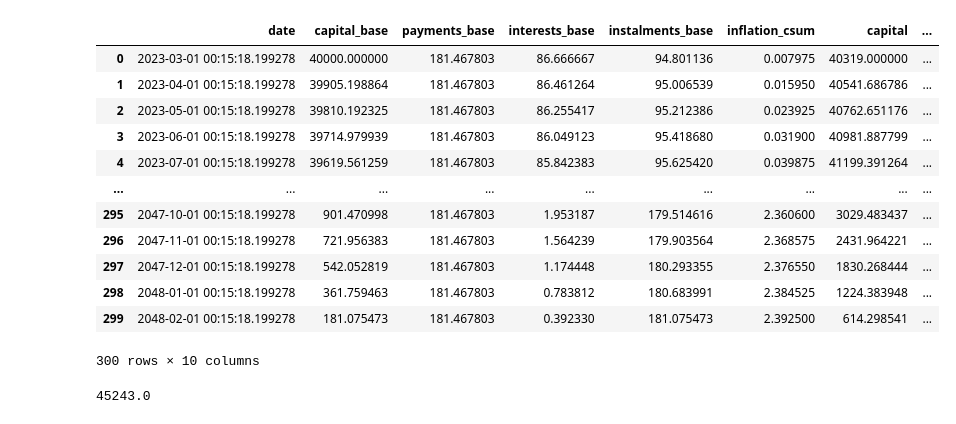
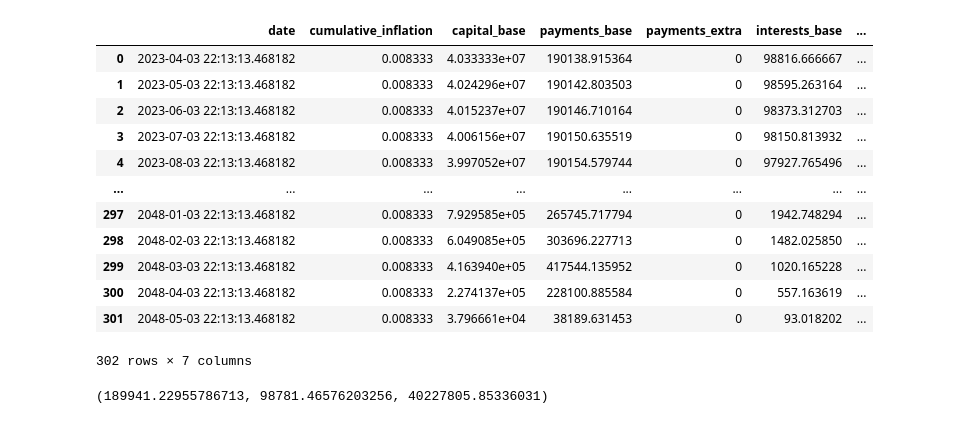
Before and after one commit to Dammi87/ibudarlan, a Jupyter notebook: dev.ipynb, the cells around one changed output. Cells and saved outputs as stored; diff of their text form; code cells hidden in the pictures.

```diff
--- a/dev.ipynb
+++ b/dev.ipynb
@@ -1,32 +1,57 @@
 # %%
 import datetime
 from calculator import LoanContext
 from calculator.rates import InterestContext, InflationContext
 from calculator.loans.downpayments import DownPayments
 from calculator.loans.indexedloan import IndexBasedLoan
 
-lcontext = LoanContext(40000, datetime.datetime.now(), 25)
-icontext = InterestContext(2.6)
-fcontext = InflationContext(9.57)
+lcontext = LoanContext(40000000, datetime.datetime.now(), 25)
+icontext = InterestContext(2.94)
+fcontext = InflationContext(10)
 dpayments = DownPayments(lcontext, icontext)
 a = IndexBasedLoan(dpayments, fcontext)
-a.calculate()
+a.df['payments_base'] += 130
 a.df
 # %% [output]
-|  | date | capital_base | payments_base | interests_base | instalments_base | inflation_csum | capital | ... |
-| 0 | 2023-03-01 00:15:18.199278 | 40000.000000 | 181.467803 | 86.666667 | 94.801136 | 0.007975 | 40319.000000 | ... |
-| 1 | 2023-04-01 00:15:18.199278 | 39905.198864 | 181.467803 | 86.461264 | 95.006539 | 0.015950 | 40541.686786 | ... |
-| 2 | 2023-05-01 00:15:18.199278 | 39810.192325 | 181.467803 | 86.255417 | 95.212386 | 0.023925 | 40762.651176 | ... |
-| 3 | 2023-06-01 00:15:18.199278 | 39714.979939 | 181.467803 | 86.049123 | 95.418680 | 0.031900 | 40981.887799 | ... |
-| 4 | 2023-07-01 00:15:18.199278 | 39619.561259 | 181.467803 | 85.842383 | 95.625420 | 0.039875 | 41199.391264 | ... |
-| ... | ... | ... | ... | ... | ... | ... | ... | ... |
-| 295 | 2047-10-01 00:15:18.199278 | 901.470998 | 181.467803 | 1.953187 | 179.514616 | 2.360600 | 3029.483437 | ... |
-| 296 | 2047-11-01 00:15:18.199278 | 721.956383 | 181.467803 | 1.564239 | 179.903564 | 2.368575 | 2431.964221 | ... |
-| 297 | 2047-12-01 00:15:18.199278 | 542.052819 | 181.467803 | 1.174448 | 180.293355 | 2.376550 | 1830.268444 | ... |
-| 298 | 2048-01-01 00:15:18.199278 | 361.759463 | 181.467803 | 0.783812 | 180.683991 | 2.384525 | 1224.383948 | ... |
-| 299 | 2048-02-01 00:15:18.199278 | 181.075473 | 181.467803 | 0.392330 | 181.075473 | 2.392500 | 614.298541 | ... |
+|  | date | cumulative_inflation | capital_base | payments_base | payments_extra | interests_base | ... |
+| 0 | 2023-04-03 22:13:13.468182 | 0.008333 | 4.033333e+07 | 190138.915364 | 0 | 98816.666667 | ... |
+| 1 | 2023-05-03 22:13:13.468182 | 0.008333 | 4.024296e+07 | 190142.803503 | 0 | 98595.263164 | ... |
+| 2 | 2023-06-03 22:13:13.468182 | 0.008333 | 4.015237e+07 | 190146.710164 | 0 | 98373.312703 | ... |
+| 3 | 2023-07-03 22:13:13.468182 | 0.008333 | 4.006156e+07 | 190150.635519 | 0 | 98150.813932 | ... |
+| 4 | 2023-08-03 22:13:13.468182 | 0.008333 | 3.997052e+07 | 190154.579744 | 0 | 97927.765496 | ... |
+| ... | ... | ... | ... | ... | ... | ... | ... |
+| 297 | 2048-01-03 22:13:13.468182 | 0.008333 | 7.929585e+05 | 265745.717794 | 0 | 1942.748294 | ... |
+| 298 | 2048-02-03 22:13:13.468182 | 0.008333 | 6.049085e+05 | 303696.227713 | 0 | 1482.025850 | ... |
+| 299 | 2048-03-03 22:13:13.468182 | 0.008333 | 4.163940e+05 | 417544.135952 | 0 | 1020.165228 | ... |
+| 300 | 2048-04-03 22:13:13.468182 | 0.008333 | 2.274137e+05 | 228100.885584 | 0 | 557.163619 | ... |
+| 301 | 2048-05-03 22:13:13.468182 | 0.008333 | 3.796661e+04 | 38189.631453 | 0 | 93.018202 | ... |
-300 rows × 10 columns
+302 rows × 7 columns
-# %%
-a.df.loc[0].capital_base * (1 + 0.54/100)
-# %% [output]
-45243.0
+# %%
+import numpy as np
+
+
+def indexed_based_even_payment(capital, inflation, interest_rate, payment_idx, n_payments, extra_payment = 0):
+
+    if payment_idx == 0:
+        raise Exception("0-day payment not supported.")
+
+    monthly_interest = interest_rate / 12
+    monthly_interest_increase = 1 + monthly_interest
+    payment_interest = monthly_interest_increase**(n_payments - payment_idx + 1)
+
+    monthly_inflation = np.exp(np.log(1 + inflation) / 12) - 1
+    inflated_capital = capital * (1 + monthly_inflation)
+
+    if n_payments == payment_idx:
+        payment = inflated_capital * (1 + monthly_interest)
+    else:
+        payment = inflated_capital * payment_interest * monthly_interest / (payment_interest - 1)
+    interest = inflated_capital * monthly_interest
+    installment = payment - interest
+    capital_after = inflated_capital - installment - extra_payment
+
+    return payment, interest, capital_after
+
+indexed_based_even_payment(40000000, 10.0/100, 2.94/100, 1, 300)
+# %% [output]
+(189941.22955786713, 98781.46576203256, 40227805.85336031)
```
Also changed, not shown: parts of 4 cells of this notebook, 2 other files.
